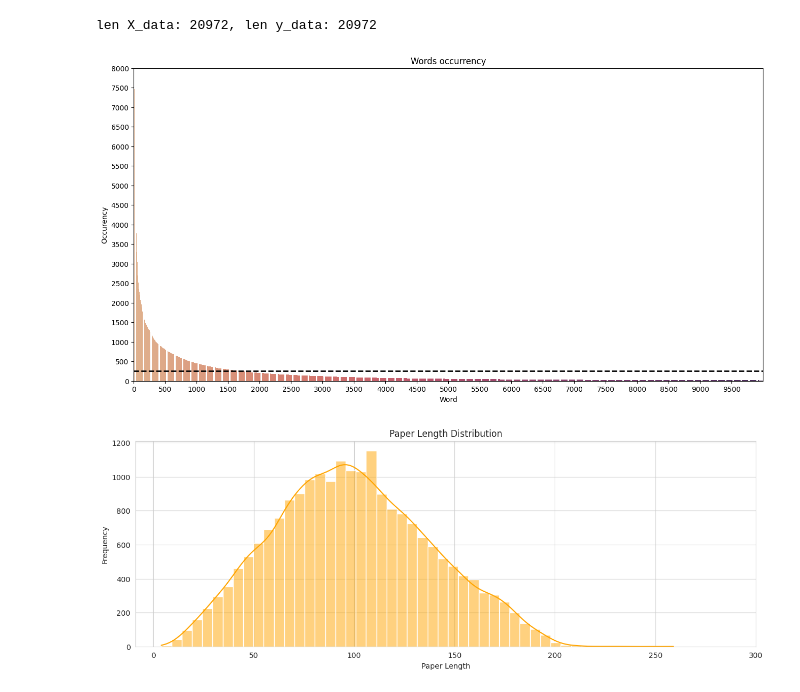
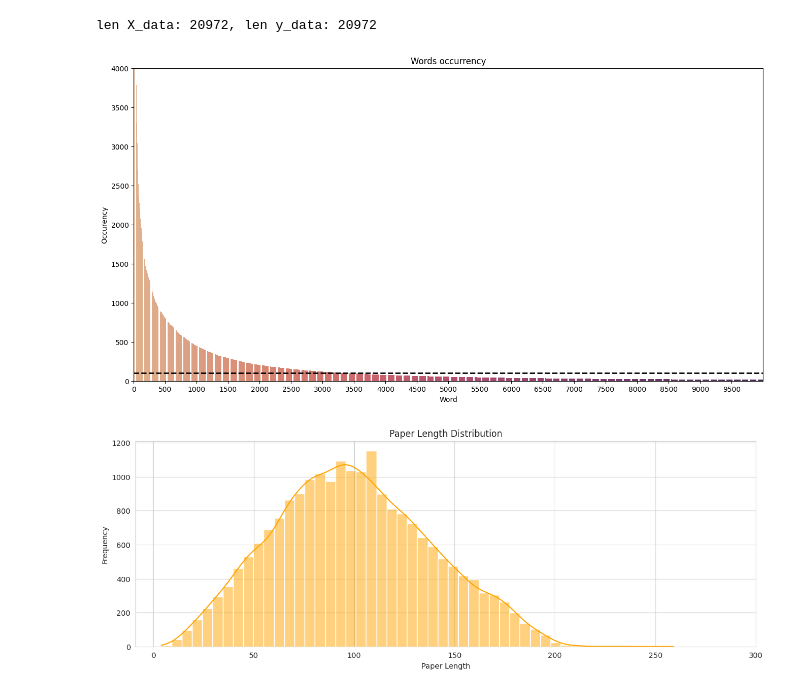
Before and after one commit to micheleintrevado/ML4MDE, a Jupyter notebook: PaperClassification.ipynb, the cells around one changed output. Drawn from its saved outputs; the diff is of its cells as text; code cells hidden in the pictures.

Commit message:
small plot & model tuning

```diff
--- a/PaperClassification.ipynb
+++ b/PaperClassification.ipynb
@@ -183,37 +182,37 @@ len X_data: 20972, len y_data: 20972
 # Obtaining words list from X_data
 words_list = list(map(lambda text: text.split(), map(lambda sublist: " ".join(sublist), X_data)))
 
 # words list concatenate
 words = [word for sublist in words_list for word in sublist]
 
 words_count = Counter(words)
 
 N = 10000
 interval = 500
 
 # Most common words
 common_words = words_count.most_common(N)
 
 words, frequencies = zip(*common_words)
 
 plt.figure(figsize=(16, 8))
 sns.barplot(x=range(len(words)), y=frequencies, palette="flare")
 plt.title(f"Words occurrency")
 plt.xlabel("Word")
 plt.ylabel("Occurency")
 
 x_labels = [f"{i * interval}" for i in range(N // interval)]
 
 plt.xticks(range(0, N, interval), x_labels)
 
-plt.ylim(0, 8000)
-plt.yticks(range(0, 8000 + 1, interval))
+plt.ylim(0, 4000)
+plt.yticks(range(0, 4000 + 1, interval))
 
-plt.axhline(y=250, color="black", linestyle='--', linewidth=2)
+plt.axhline(y=100, color="black", linestyle='--', linewidth=2)
 
 plt.show()
 # %% [output]
-[figure, old version]
+[figure, new version]
 # %%
 text_lengths = [len(paper.split()) for paper in X_data.flatten()]
 
```
Also changed, not shown: parts of 16 cells of this notebook.
